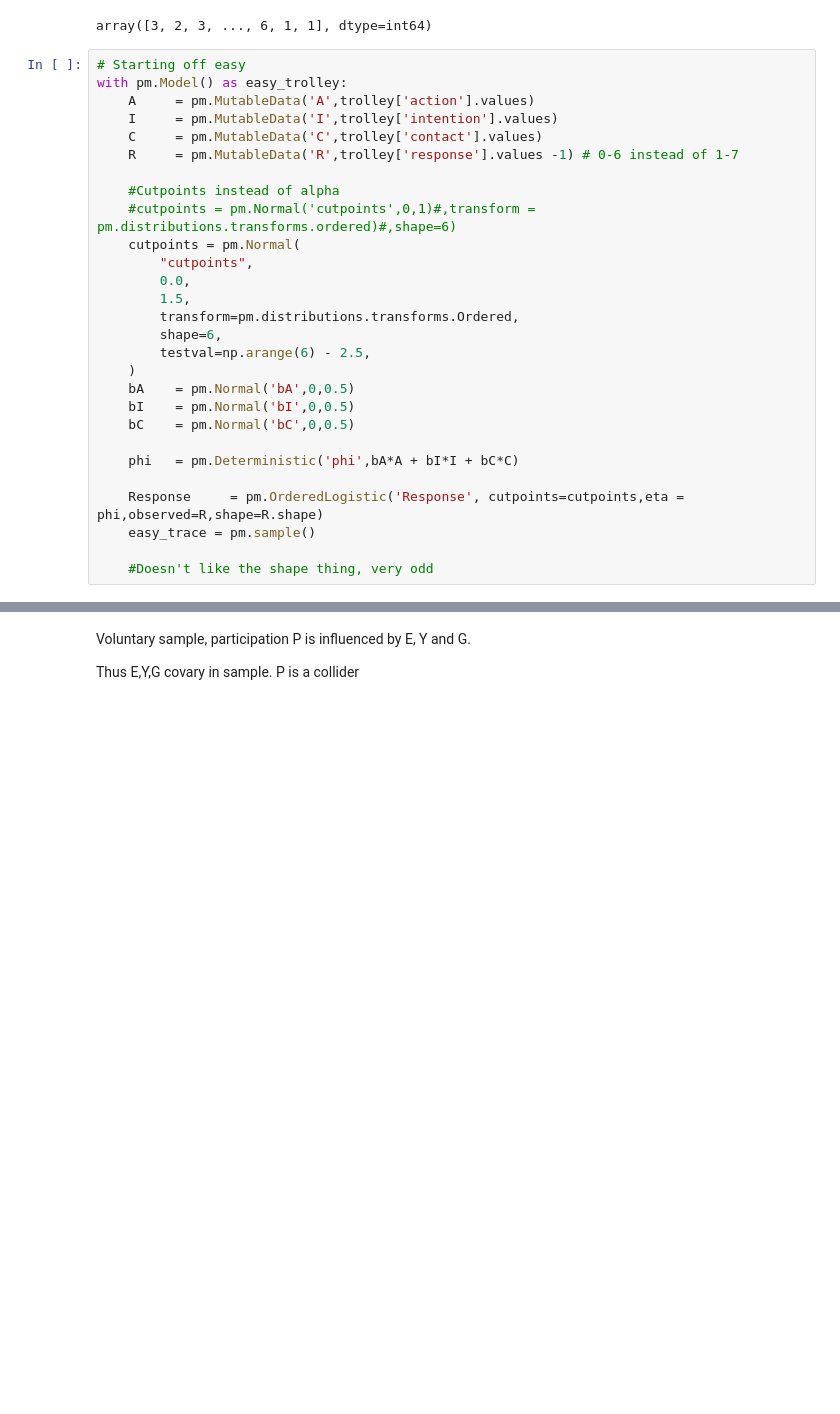
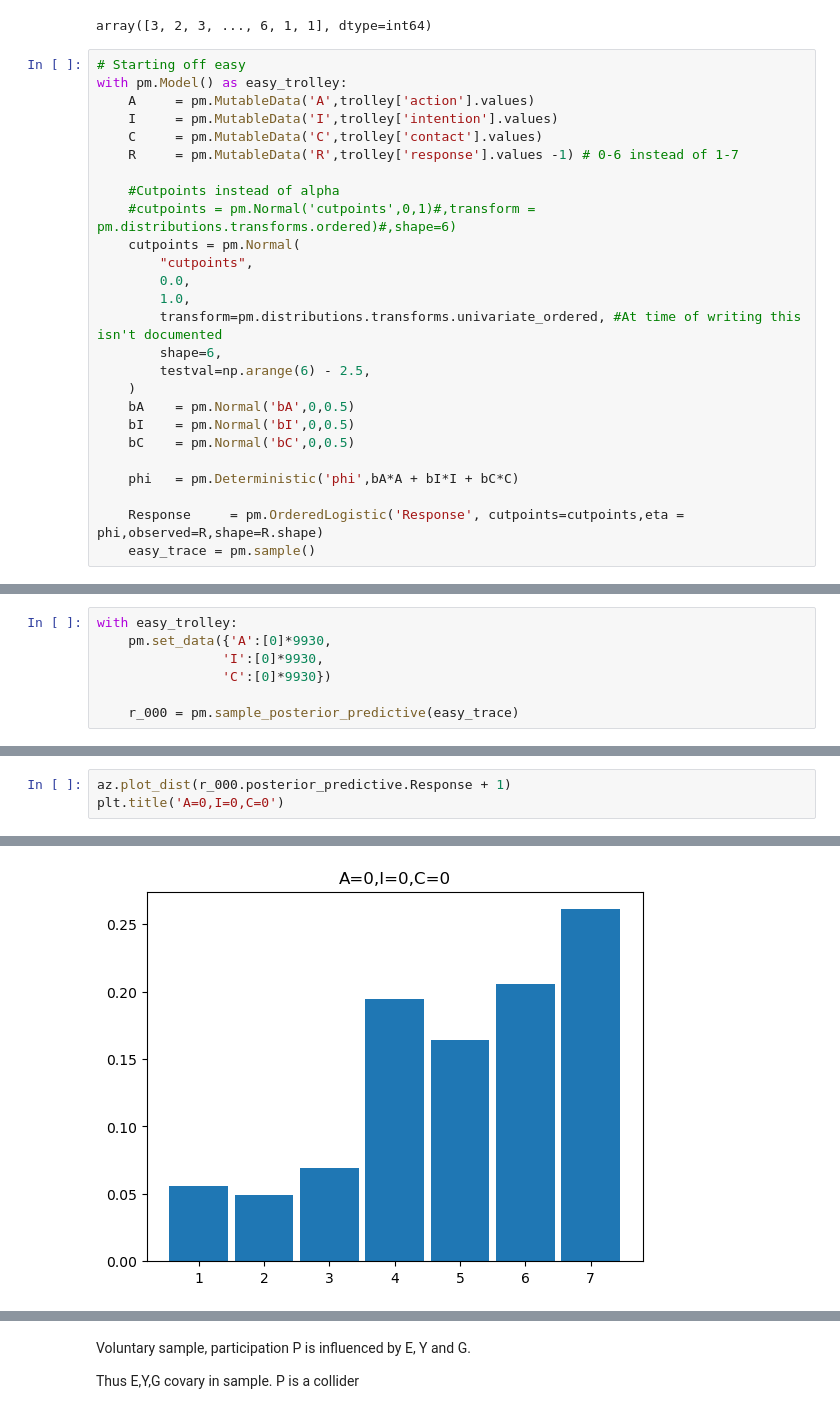
Before and after one commit to kpjmcg/Statistical-Rethinking-2023-Python-Notes, a Jupyter notebook: Lecture_11_2023.ipynb, the cells around one changed output, grey strips where cells are left out. Drawn from its saved outputs; the diff is of its cells as text; blank space fills up the shorter version.

```diff
--- a/Lecture_11_2023.ipynb
+++ b/Lecture_11_2023.ipynb
@@ -161,8 +160,8 @@ with pm.Model() as easy_trolley:
     cutpoints = pm.Normal(
         "cutpoints",
         0.0,
-        1.5,
-        transform=pm.distributions.transforms.Ordered,
+        1.0,
+        transform=pm.distributions.transforms.univariate_ordered, #At time of writing this isn't documented
         shape=6,
         testval=np.arange(6) - 2.5,
     )
@@ -174,6 +173,4 @@ with pm.Model() as easy_trolley:
 
     Response     = pm.OrderedLogistic('Response', cutpoints=cutpoints,eta = phi,observed=R,shape=R.shape)
     easy_trace = pm.sample()
-
-    #Doesn't like the shape thing, very odd
 # %% [output]
@@ -182,0 +196,7 @@ AttributeError: 'RandomGeneratorSharedVariable' object has no attribute 'shape'
+# %%
+with easy_trolley:
+    pm.set_data({'A':[0]*9930,
+                'I':[0]*9930,
+                'C':[0]*9930})
+
+    r_000 = pm.sample_posterior_predictive(easy_trace)
@@ -182,0 +213,4 @@ AttributeError: 'RandomGeneratorSharedVariable' object has no attribute 'shape'
+# %%
+az.plot_dist(r_000.posterior_predictive.Response + 1)
+plt.title('A=0,I=0,C=0')
+# %% [output]
@@ -182,0 +218 @@ AttributeError: 'RandomGeneratorSharedVariable' object has no attribute 'shape'
+[figure, added]
```
Also changed, not shown: parts of 37 cells of this notebook.
